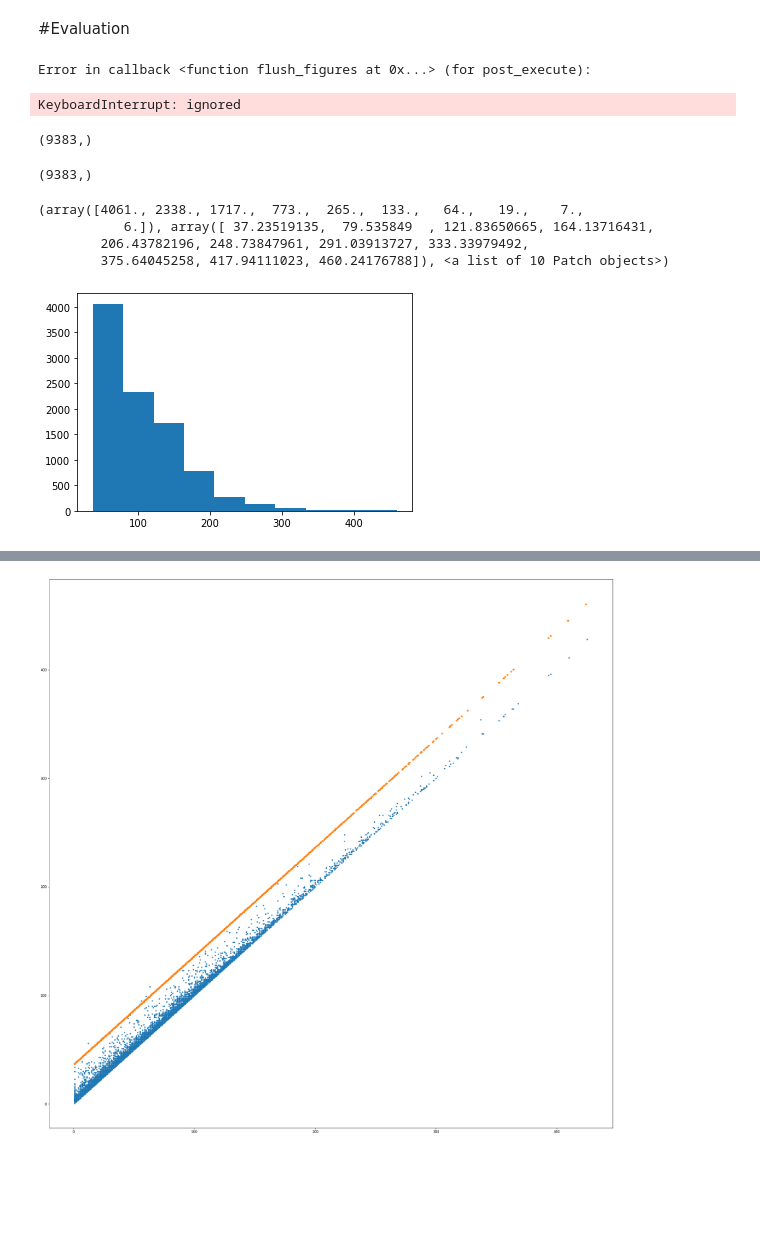
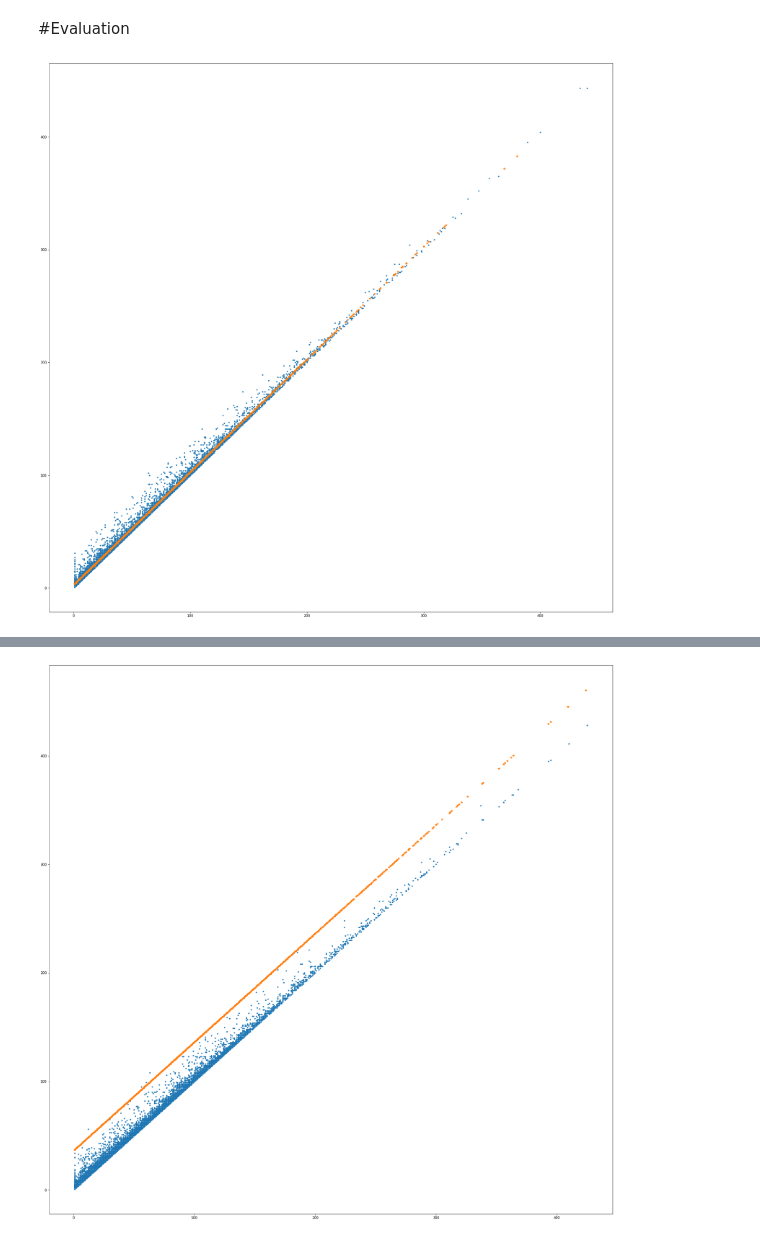
Before and after one commit to the-SQuAD-squad/QA, a Jupyter notebook: QA.ipynb, the cells around one changed output, grey strips where cells are left out. Saved outputs shown, nothing was run; the diff lists cells and outputs as text; code cells hidden in the pictures; blank space fills up the shorter version.

Commit message:
fixed model data and metrics

```diff
--- a/QA.ipynb
+++ b/QA.ipynb
@@ -380,14 +354,14 @@ wandb: Appending key for api.wandb.ai to your netrc file: /root/.netrc
 from tensorflow.keras.callbacks import EarlyStopping, ModelCheckpoint
 batch_size = 8
 epochs = 200
-steps_per_epoch = 20
+steps_per_epoch = 1000
 saveDir = os.path.join(os.getcwd(), 'saved_models')
 if not os.path.isdir(saveDir):
     os.makedirs(saveDir)
 chkpt = saveDir + '/squad_check.hdf5'
 
-ENABLE_WANDB = False        #@param {type:"boolean"}
-wandb_experiment_name = "HF_" + bert_hf_layer.name  #@param {type: "string"}
+ENABLE_WANDB = True        #@param {type:"boolean"}
+wandb_experiment_name = "HF_" + bert_hf_layer.name + "_REGRESSION" #@param {type: "string"}
 if ENABLE_WANDB:
     !pip install wandb > /dev/null
     !wandb login
@@ -410,8 +384,13 @@ if ENABLE_WANDB:
 
 tf.keras.backend.clear_session()
 
-model.compile(optimizer=optimizer, loss=[ce,mae], metrics=[prec,dist])
-history = model.fit(x_train, y_train, epochs=epochs,callbacks=callbacks,
-                    validation_data=(x_val,y_val_reg),batch_size=batch_size)#,
-                    #steps_per_epoch = steps_per_epoch)
+model.compile(optimizer=optimizer,
+              loss={"softmax_start": ce, "relu_span" : mae},
+              metrics={"softmax_start":[prec, dist]},
+              loss_weights={"softmax_start": 1., "relu_span": 0.2})
+              # favors learnign of start_position first
+
+history = model.fit(x_train, y_train_reg, epochs=epochs, callbacks=callbacks,
+                    validation_data=(x_val, y_val_reg), batch_size=batch_size,
+                    steps_per_epoch = steps_per_epoch)
 # %% [output]
@@ -430,13 +463,14 @@ model.load_weights("saved_models/squad_check.hdf5")
 # %%
 import matplotlib.pyplot as plt
 
 predictions = model.predict(x_val)
 sampled_start = np.argmax(predictions[0], axis=-1)
-sampled_span = predictions[1]
+sampled_span = predictions[1].squeeze()
+computed_end = sampled_start + sampled_span
 
 plt.figure(figsize=(30,30))
 plt.plot(y_val_reg[0], y_val_reg[0] + y_val_reg[1], ".");
-plt.plot(sampled_start, sampled_start + sampled_span,"*");
+plt.plot(sampled_start, computed_end,"*");
+plt.show()
 # %% [output]
-Error in callback <function flush_figures at 0x...> (for post_execute):
-KeyboardInterrupt: ignored
+[figure, added]
@@ -446,17 +476,0 @@ sampled_span = predictions[1]
-# %%
-sampled_span.squeeze().shape
-# %% [output]
-(9383,)
-# %%
-computed_end = sampled_start + sampled_span.squeeze()
-computed_end.shape
-# %% [output]
-(9383,)
-# %%
-plt.hist(computed_end)
-# %% [output]
-(array([4061., 2338., 1717.,  773.,  265.,  133.,   64.,   19.,    7.,
-           6.]), array([ 37.23519135,  79.535849  , 121.83650665, 164.13716431,
-        206.43782196, 248.73847961, 291.03913727, 333.33979492,
-        375.64045258, 417.94111023, 460.24176788]), <a list of 10 Patch objects>)
-[figure, removed]
```
Also changed, not shown: parts of 12 cells of this notebook.
